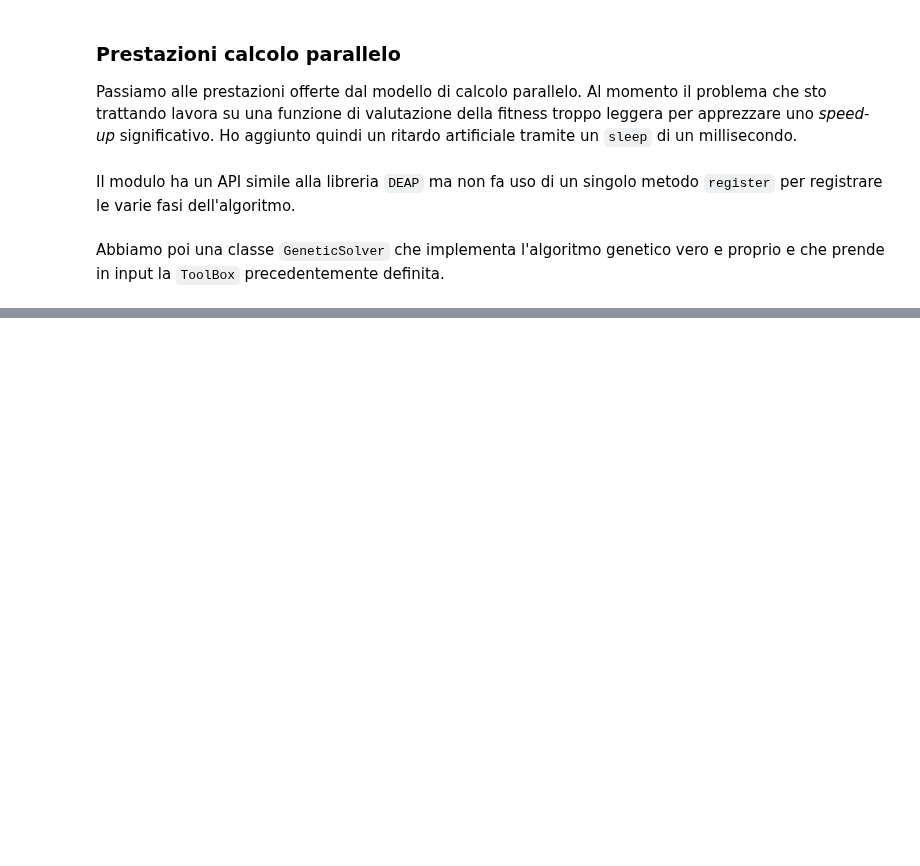
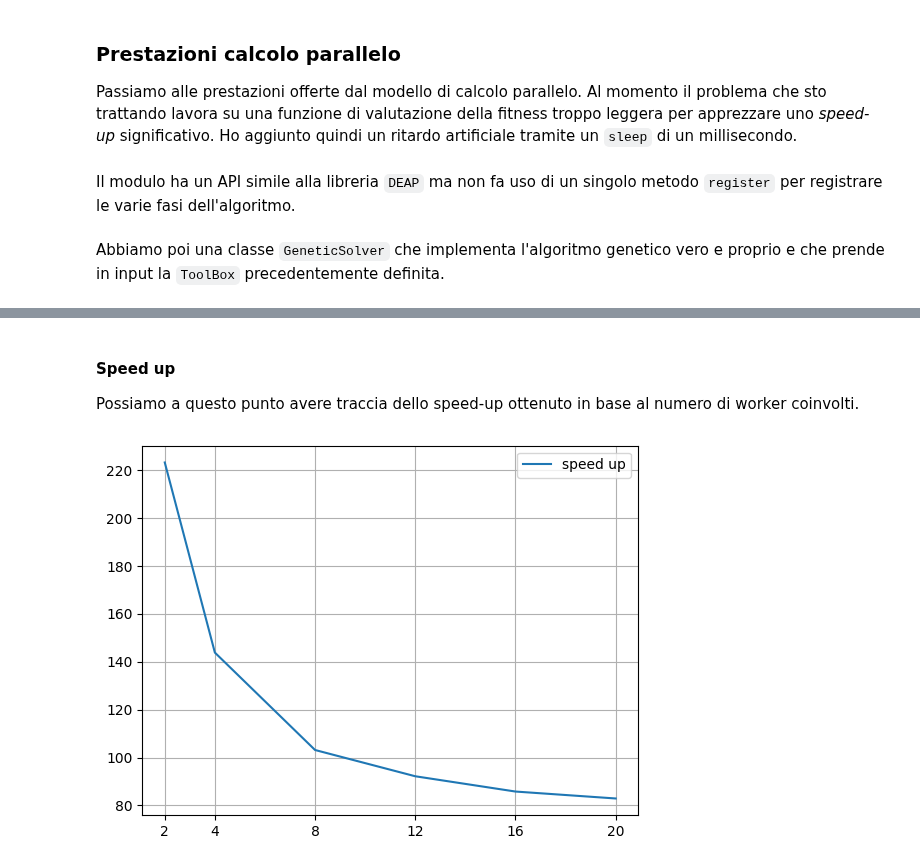
Before and after one commit to FedericoBustaffa/thesis, a Jupyter notebook: src/notebook.ipynb, the cells around one changed output, grey strips where cells are left out. Saved outputs shown, nothing was run; the diff lists cells and outputs as text; code cells hidden in the pictures; blank space fills up the shorter version.

```diff
--- a/src/notebook.ipynb
+++ b/src/notebook.ipynb
@@ -303,7 +356,7 @@ quindi un ritardo artificiale tramite un `sleep` di un millisecondo.
 # %%
 import tsp
 
-data = pd.read_csv("datasets/towns_500.csv")
+data = pd.read_csv("datasets/towns_50.csv")
 x_coords = data["x"]
 y_coords = data["y"]
 towns = [tsp.Town(x, y) for x, y in zip(x_coords, y_coords)]
@@ -327,0 +383,7 @@ vero e proprio e che prende in input la `ToolBox` precedentemente definita.
+# %%
+ga = solver.GeneticSolver()
+start = time.perf_counter()
+seq_best, seq_stats = ga.run(toolbox, 10000, 10, base.Statistics())
+sequential_time = time.perf_counter() - start
+
+print(f"sequential time: {sequential_time:.5f} seconds")
@@ -327,0 +395,13 @@ vero e proprio e che prende in input la `ToolBox` precedentemente definita.
+# %%
+workers = [2, 4, 8, 12, 16, 20]
+
+timings = {"workers": workers, "time": []}
+for w in workers:
+    qga = solver.QueuedGeneticSolver(w)
+    start = time.perf_counter()
+    queue_best, queue_stats = await qga.solve(toolbox, 10000, 50, base.Statistics())
+    queue_time = time.perf_counter() - start
+    timings["time"].append(queue_time)
+
+timings = pd.DataFrame(timings)
+timings
@@ -327,0 +416,13 @@ vero e proprio e che prende in input la `ToolBox` precedentemente definita.
+# %% [markdown]
+#### Speed up
+
+Possiamo a questo punto avere traccia dello speed-up ottenuto in base al numero di worker
+coinvolti.
+# %%
+plt.xticks(timings["workers"])
+plt.plot(timings["workers"], timings["time"], label="speed up")
+plt.legend()
+plt.grid()
+plt.show()
+# %% [output]
+[figure, added]
```
Also changed, not shown: parts of 14 cells of this notebook, 2 other files.
